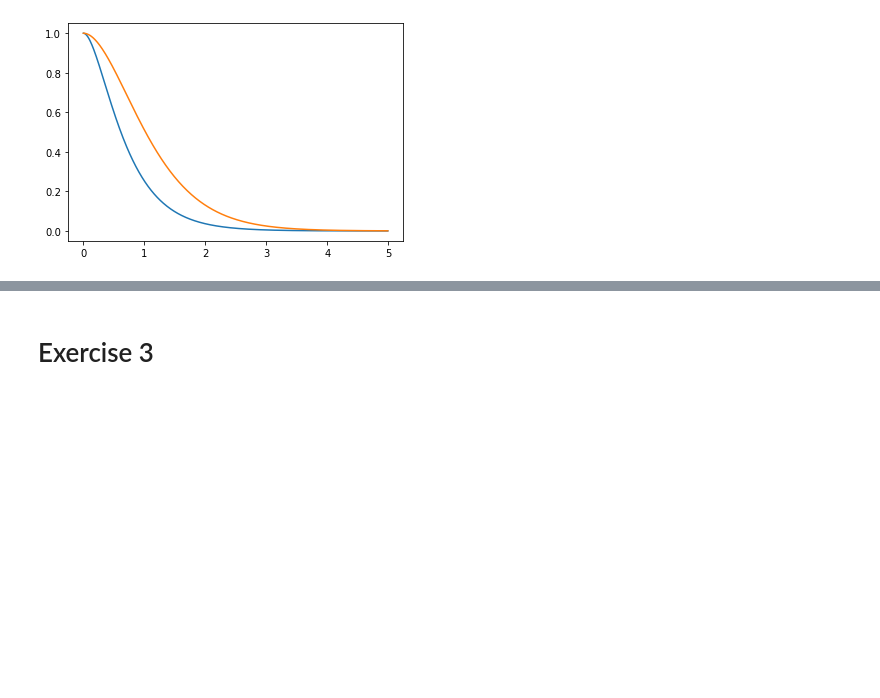
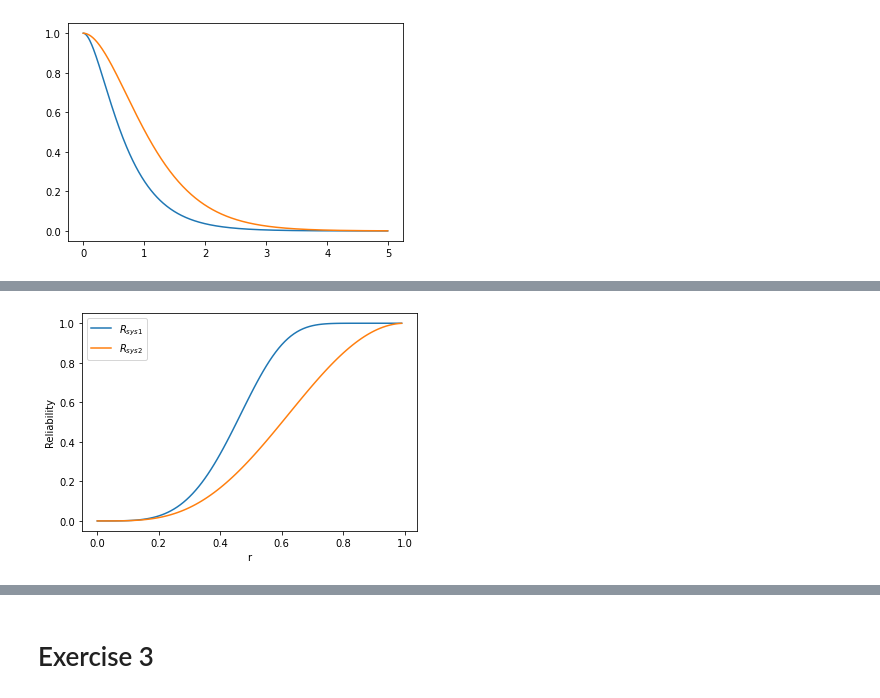
Before and after one commit to GuidoDC97/IE, a Jupyter notebook: Esercizio 4 Reliability/Esercizi Reliability.ipynb, the cells around one changed output, grey strips where cells are left out. Cells and saved outputs as stored; diff of their text form; code cells hidden in the pictures; blank space fills up the shorter version.

Commit message:
Iniziata modifica esercizio Reliability

```diff
--- a/Esercizio 4 Reliability/Esercizi Reliability.ipynb
+++ b/Esercizio 4 Reliability/Esercizi Reliability.ipynb
@@ -77,0 +78,15 @@ plt.savefig("Esercizio2_Rsys1_Rsys2_3d.svg", format = "svg")
+# %%
+# System Reliability as function of r
+r_arr = np.arange(0,1,0.01)
+
+Rsys1 = [(1-(1-r**4)**(2**4)) for r in r_arr]
+Rsys2 = [(1-(1-r)**2)**4 for r in r_arr]
+
+plt.plot(r_arr, Rsys1, label="$R_{sys1}$")
+plt.plot(r_arr, Rsys2 , label="$R_{sys2}$")
+plt.xlabel("r")
+plt.ylabel("Reliability")
+plt.legend()
+plt.savefig("Esercizio2_Rsys1_Rsys2_confronto.svg", format = "svg")
+# %% [output]
+[figure, added]
```
Also changed, not shown: parts of 5 cells of this notebook, 14 other files.
